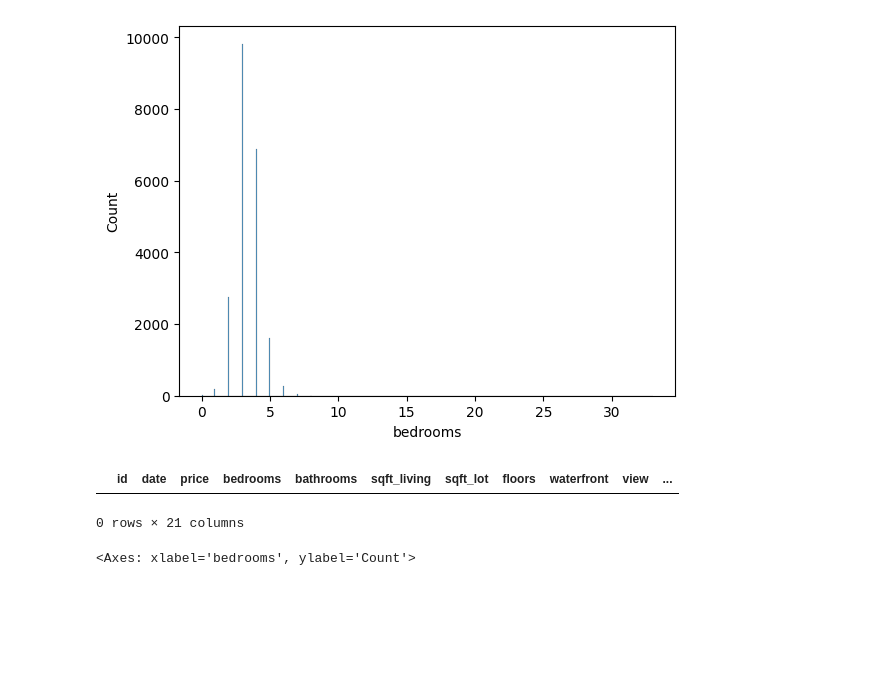
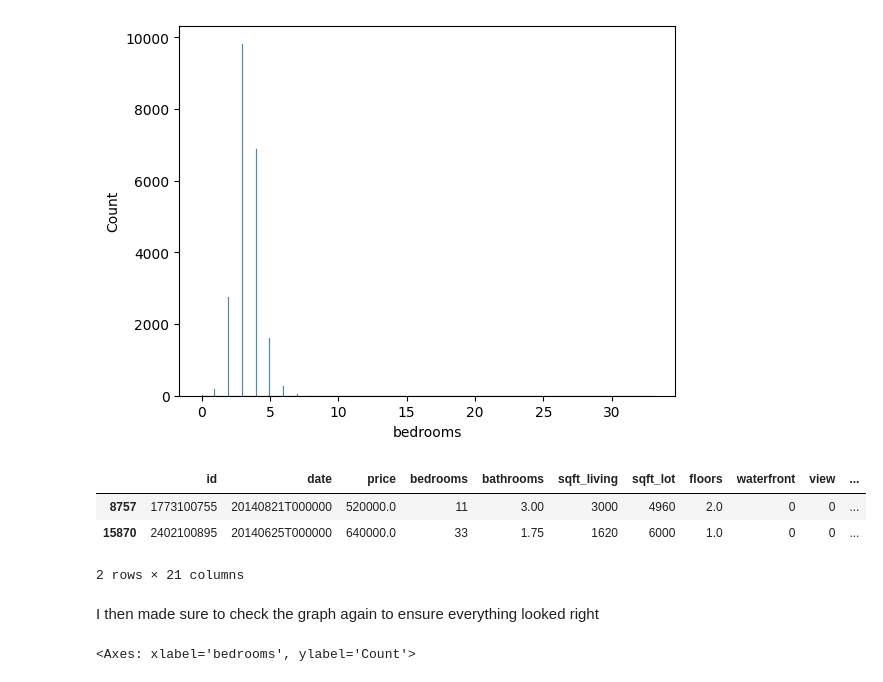
Before and after one commit to jreid94/schulich_data_science, a Jupyter notebook: Data Science Assignments/Jreid_A3.ipynb, the cells around one changed output. Saved outputs shown, nothing was run; the diff lists cells and outputs as text; code cells hidden in the pictures; blank space fills up the shorter version.

```diff
--- a/Data Science Assignments/Jreid_A3.ipynb
+++ b/Data Science Assignments/Jreid_A3.ipynb
@@ -49,0 +56,2 @@ memory usage: 3.5+ MB
+# %%
+df.drop_duplicates(inplace = True)
@@ -53,12 +83,16 @@ sns.histplot(df['bedrooms'])
 <Axes: xlabel='bedrooms', ylabel='Count'>
 [figure]
 # %%
-df[df['grade'] > 14]
+df[df['bedrooms'] > 10]
 # %% [output]
 |  | id | date | price | bedrooms | bathrooms | sqft_living | sqft_lot | floors | waterfront | view | ... |
+| 8757 | 1773100755 | 20140821T000000 | 520000.0 | 11 | 3.00 | 3000 | 4960 | 2.0 | 0 | 0 | ... |
+| 15870 | 2402100895 | 20140625T000000 | 640000.0 | 33 | 1.75 | 1620 | 6000 | 1.0 | 0 | 0 | ... |
-0 rows × 21 columns
+2 rows × 21 columns
 # %%
 df.drop(15870, axis = 0, inplace = True)
+# %% [markdown]
+I then made sure to check the graph again to ensure everything looked right
 # %%
 sns.histplot(df['bedrooms'])
 # %% [output]
```
Also changed, not shown: parts of 65 cells of this notebook.
